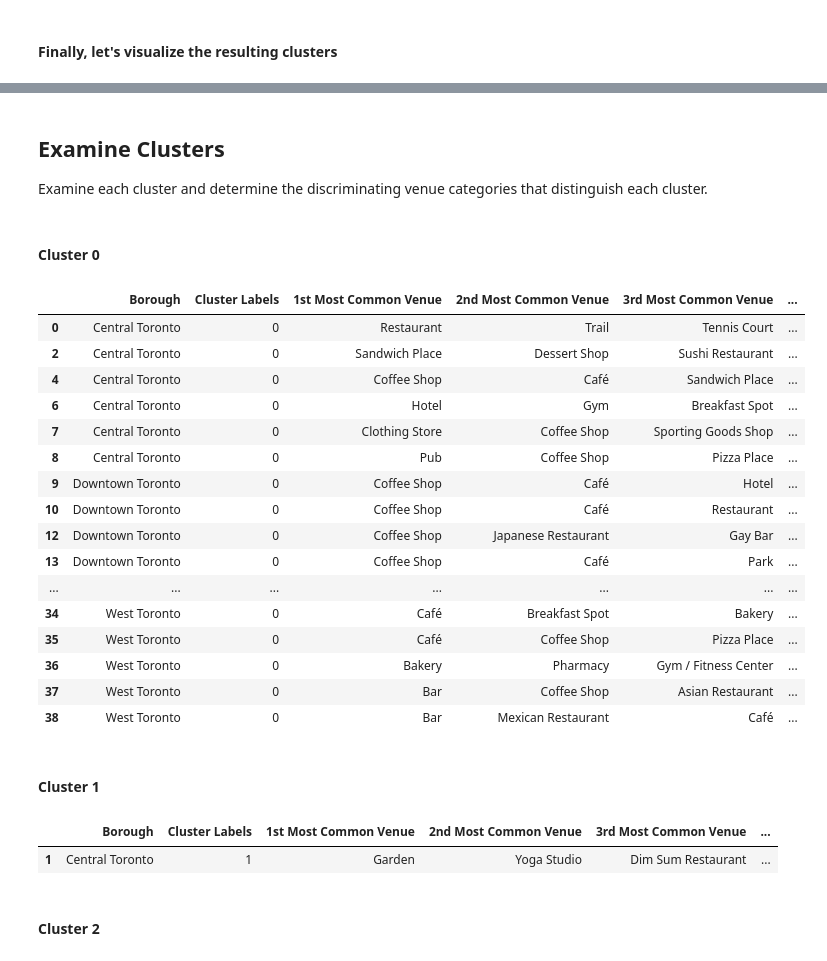
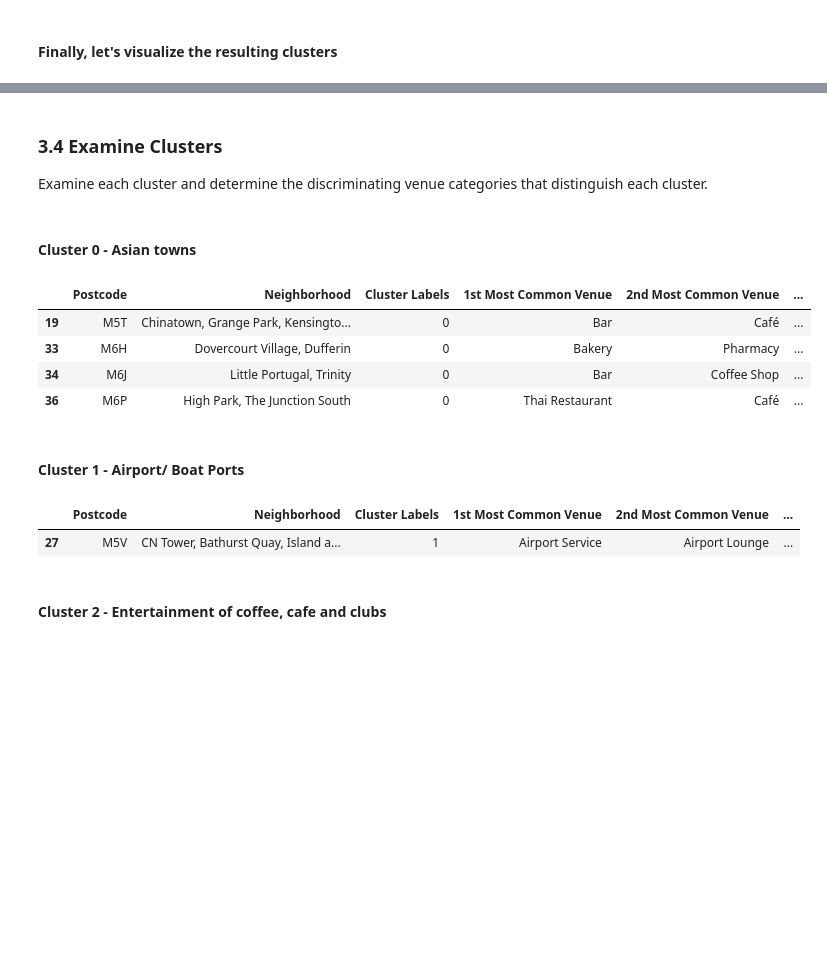
Before and after one commit to liangyiteng888/Coursera_Capstone, a Jupyter notebook: Toronto_Neighborhood_Modelling.ipynb, the cells around one changed output, grey strips where cells are left out. Cells and saved outputs as stored; diff of their text form; code cells hidden in the pictures; blank space fills up the shorter version.

Commit message:
This is the Part 3 of the Project, which does clustering modelling of the Toronto Neighborhood data

```diff
--- a/Toronto_Neighborhood_Modelling.ipynb
+++ b/Toronto_Neighborhood_Modelling.ipynb
@@ -254,7 +255,8 @@ Toronto_venues = Toronto_venues.drop(Toronto_venues[['Neighborhood' in i for i i
 # %% [markdown]
 Show the number of venues obtained for each of the neighborhood
 # %%
-Toronto_venues.groupby('Neighborhood')['Venue'].count().reset_index(name = 'Number of venues')
+Toronto_venues_count = Toronto_venues.groupby('Neighborhood')['Venue'].count().reset_index(name = 'Number of venues')
+Toronto_venues_count
 # %% [output]
 |  | Neighborhood | Number of venues |
 | 0 | Adelaide, King, Richmond | 99 |
@@ -275,0 +280,4 @@ Toronto_venues.groupby('Neighborhood')['Venue'].count().reset_index(name = 'Numb
+# %%
+Neighborhoods_not_enough_venues = Toronto_venues_count[Toronto_venues_count['Number of venues'] >=10]['Neighborhood'].values
+Toronto_venues_cleaned = Toronto_venues[Toronto_venues['Neighborhood'].isin(Neighborhoods_not_enough_venues)]
+Toronto_venues_cleaned.groupby('Neighborhood')['Venue'].count().reset_index(name = 'Number of venues')
@@ -283,10 +309,10 @@ There are 237 uniques categories.
 Used one hot encoding to transform the venue categories into 0/1 numbers needed as input for the clustering modelling
 # %%
 # one hot encoding
-Toronto_onehot = pd.get_dummies(Toronto_venues[['Venue Category']], prefix="", prefix_sep="")
+Toronto_onehot = pd.get_dummies(Toronto_venues_cleaned[['Venue Category']], prefix="", prefix_sep="")
 
 # add neighborhood column back to dataframe
-Toronto_onehot['Neighborhood'] = Toronto_venues['Neighborhood']
+Toronto_onehot['Neighborhood'] = Toronto_venues_cleaned['Neighborhood']
 
 # move neighborhood column to the first column
 fixed_columns = [Toronto_onehot.columns[-1]] + list(Toronto_onehot.columns[:-1])
@@ -402,7 +428,7 @@ neighborhoods_venues_sorted.head()
 Run *k*-means to cluster the neighborhood into 5 clusters.
 # %%
 # set number of clusters
-kclusters = 4
+kclusters = 7
 
 Toronto_grouped_clustering = Toronto_grouped.drop('Neighborhood', 1)
 
@@ -472,37 +498,25 @@ map_clusters
 # %% [output]
 [interactive output not drawn]
 # %% [markdown]
-## Examine Clusters
+### 3.4 Examine Clusters
 Examine each cluster and determine the discriminating venue categories that distinguish each cluster.
 # %% [markdown]
-#### Cluster 0
+#### Cluster 0 - Asian towns
 # %%
-toronto_merged.loc[toronto_merged['Cluster Labels'] == 0, toronto_merged.columns[[1] + list(range(5, toronto_merged.shape[1]))]]
+toronto_merged.loc[toronto_merged['Cluster Labels'] == 0, toronto_merged.columns[[0,2] + list(range(5, toronto_merged.shape[1]))]]
 # %% [output]
-|  | Borough | Cluster Labels | 1st Most Common Venue | 2nd Most Common Venue | 3rd Most Common Venue | ... |
-| 0 | Central Toronto | 0 | Restaurant | Trail | Tennis Court | ... |
-| 2 | Central Toronto | 0 | Sandwich Place | Dessert Shop | Sushi Restaurant | ... |
-| 4 | Central Toronto | 0 | Coffee Shop | Café | Sandwich Place | ... |
-| 6 | Central Toronto | 0 | Hotel | Gym | Breakfast Spot | ... |
-| 7 | Central Toronto | 0 | Clothing Store | Coffee Shop | Sporting Goods Shop | ... |
-| 8 | Central Toronto | 0 | Pub | Coffee Shop | Pizza Place | ... |
-| 9 | Downtown Toronto | 0 | Coffee Shop | Café | Hotel | ... |
-| 10 | Downtown Toronto | 0 | Coffee Shop | Café | Restaurant | ... |
-| 12 | Downtown Toronto | 0 | Coffee Shop | Japanese Restaurant | Gay Bar | ... |
-| 13 | Downtown Toronto | 0 | Coffee Shop | Café | Park | ... |
-| ... | ... | ... | ... | ... | ... | ... |
-| 34 | West Toronto | 0 | Café | Breakfast Spot | Bakery | ... |
-| 35 | West Toronto | 0 | Café | Coffee Shop | Pizza Place | ... |
-| 36 | West Toronto | 0 | Bakery | Pharmacy | Gym / Fitness Center | ... |
-| 37 | West Toronto | 0 | Bar | Coffee Shop | Asian Restaurant | ... |
-| 38 | West Toronto | 0 | Bar | Mexican Restaurant | Café | ... |
+|  | Postcode | Neighborhood | Cluster Labels | 1st Most Common Venue | 2nd Most Common Venue | ... |
+| 19 | M5T | Chinatown, Grange Park, Kensingto... | 0 | Bar | Café | ... |
+| 33 | M6H | Dovercourt Village, Dufferin | 0 | Bakery | Pharmacy | ... |
+| 34 | M6J | Little Portugal, Trinity | 0 | Bar | Coffee Shop | ... |
+| 36 | M6P | High Park, The Junction South | 0 | Thai Restaurant | Café | ... |
 # %% [markdown]
-#### Cluster 1
+#### Cluster 1 - Airport/ Boat Ports
 # %%
-toronto_merged.loc[toronto_merged['Cluster Labels'] == 1, toronto_merged.columns[[1] + list(range(5, toronto_merged.shape[1]))]]
+toronto_merged.loc[toronto_merged['Cluster Labels'] == 1, toronto_merged.columns[[0,2] + list(range(5, toronto_merged.shape[1]))]]
 # %% [output]
-|  | Borough | Cluster Labels | 1st Most Common Venue | 2nd Most Common Venue | 3rd Most Common Venue | ... |
-| 1 | Central Toronto | 1 | Garden | Yoga Studio | Dim Sum Restaurant | ... |
+|  | Postcode | Neighborhood | Cluster Labels | 1st Most Common Venue | 2nd Most Common Venue | ... |
+| 27 | M5V | CN Tower, Bathurst Quay, Island a... | 1 | Airport Service | Airport Lounge | ... |
 # %% [markdown]
-#### Cluster 2
+#### Cluster 2 - Entertainment of coffee, cafe and clubs
 # %%
```
Also changed, not shown: parts of 26 cells of this notebook.
